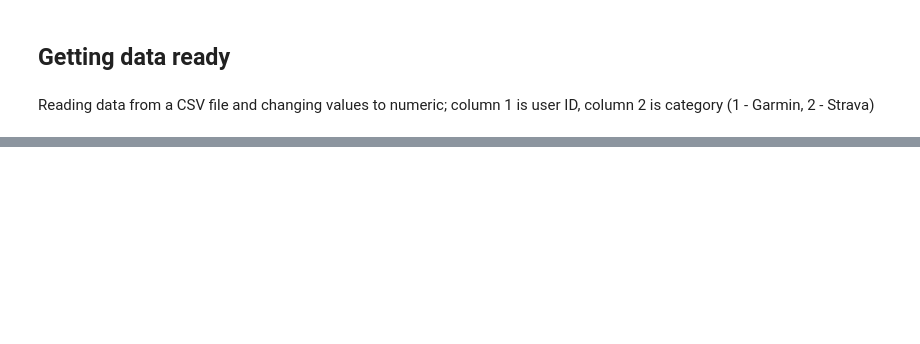
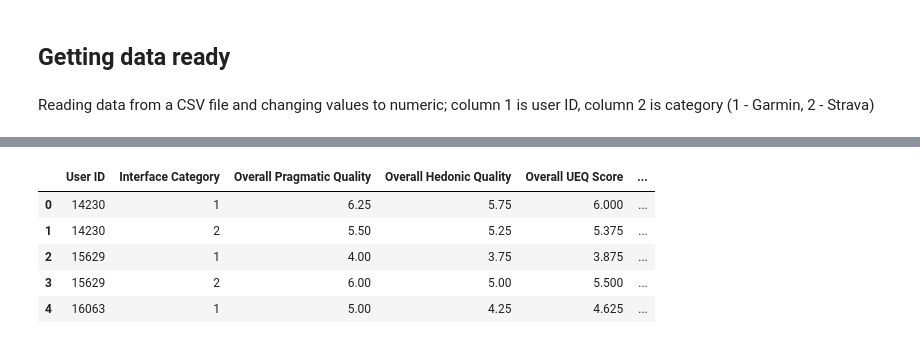
Before and after one commit to ggril/master_thesis, a Jupyter notebook: final_report.ipynb, the cells around one changed output, grey strips where cells are left out. Cells and saved outputs as stored; diff of their text form; code cells hidden in the pictures; blank space fills up the shorter version.

```diff
--- a/final_report.ipynb
+++ b/final_report.ipynb
@@ -279,0 +47,2 @@ Error:
+# %%
+analyst=AnalysisManager(sueq, sus, tlx)
@@ -279,0 +79,10 @@ Error:
+# %%
+combined_scores=analyst.combine_scores(score_sueq, score_sus, score_tlx)
+combined_scores.head()
+# %% [output]
+|  | User ID | Interface Category | Overall Pragmatic Quality | Overall Hedonic Quality | Overall UEQ Score | ... |
+| 0 | 14230 | 1 | 6.25 | 5.75 | 6.000 | ... |
+| 1 | 14230 | 2 | 5.50 | 5.25 | 5.375 | ... |
+| 2 | 15629 | 1 | 4.00 | 3.75 | 3.875 | ... |
+| 3 | 15629 | 2 | 6.00 | 5.00 | 5.500 | ... |
+| 4 | 16063 | 1 | 5.00 | 4.25 | 4.625 | ... |
```
Also changed, not shown: parts of 65 cells of this notebook, 6 other files.
